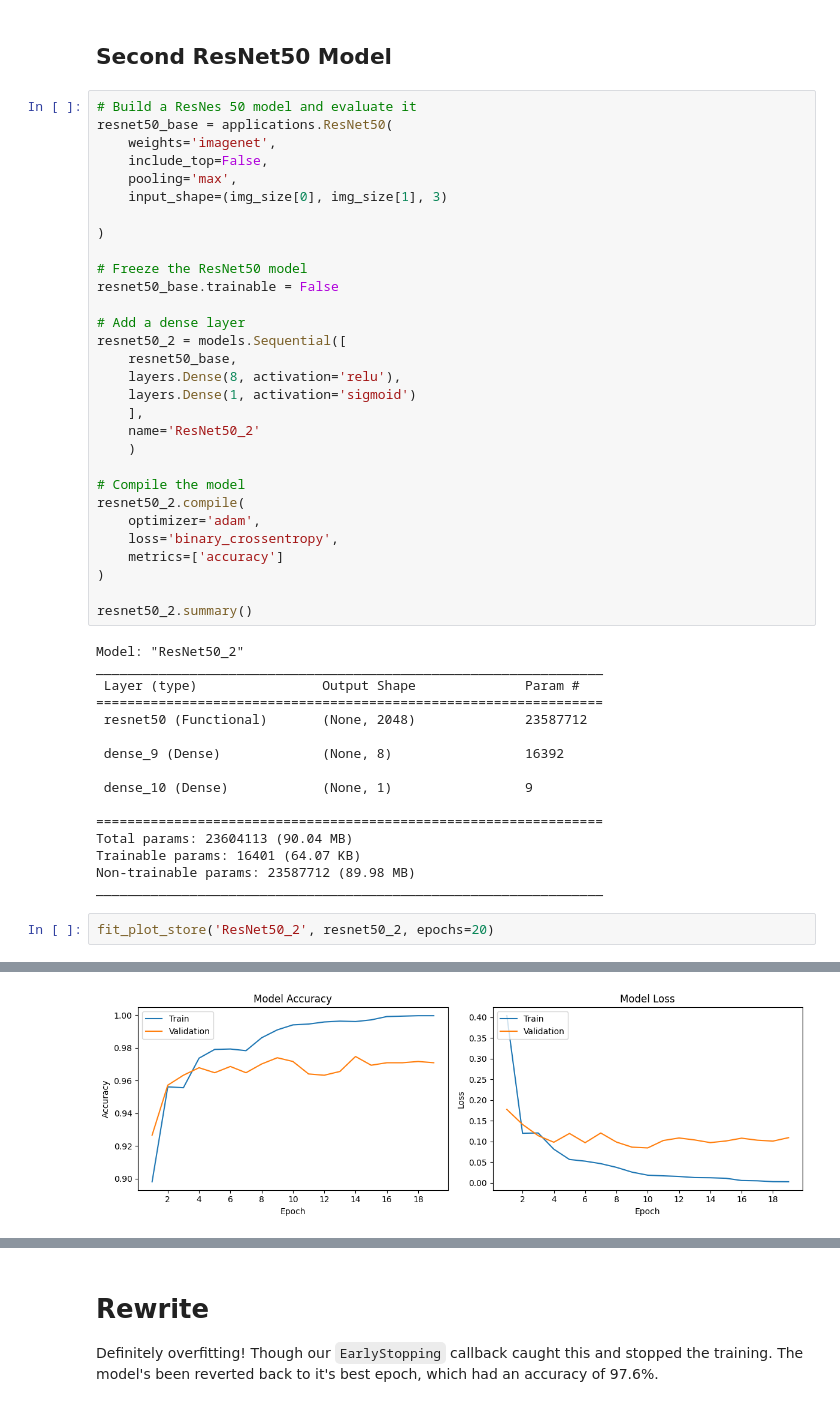
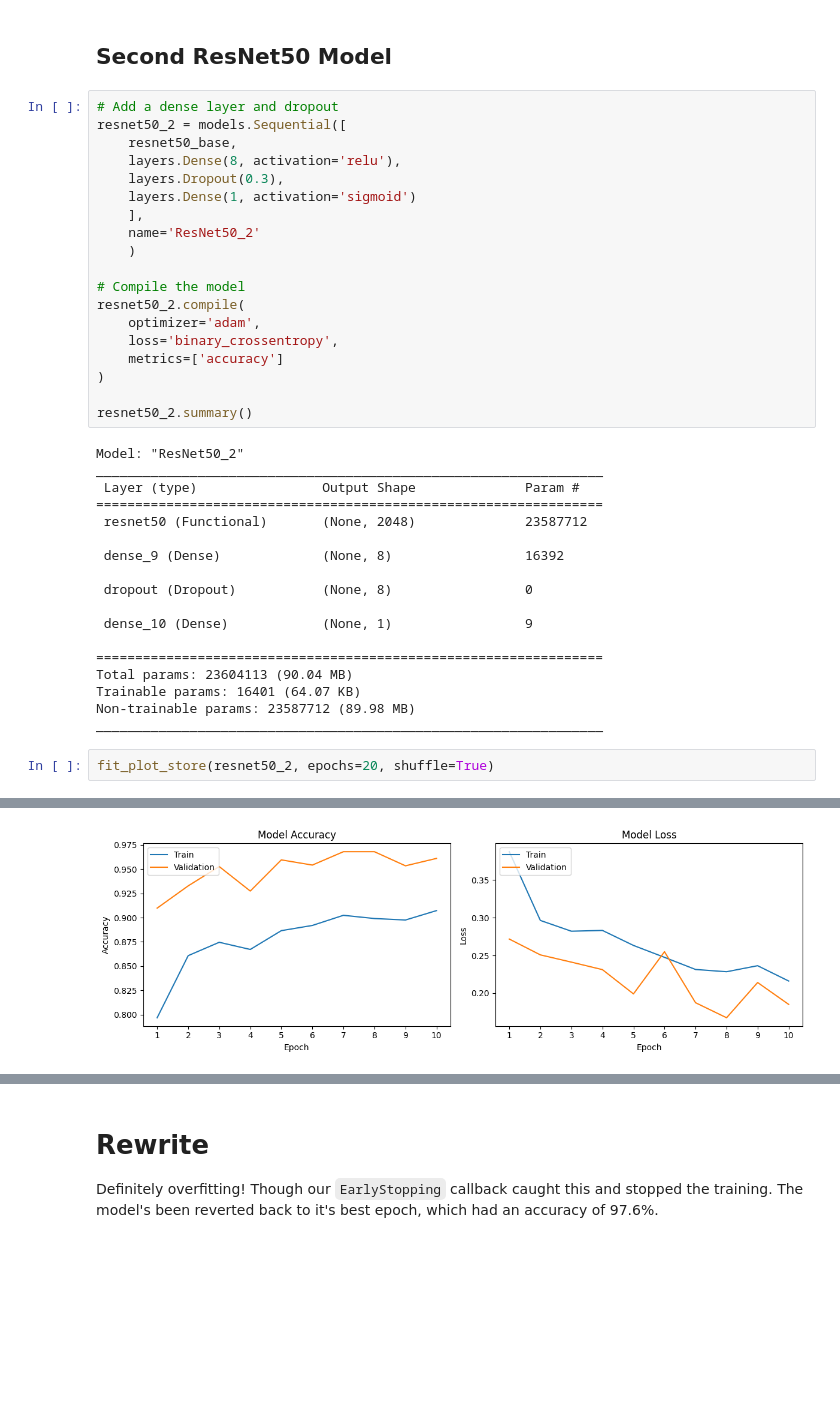
Before and after one commit to JosiahBeynon/detect-pneumonia-xray, a Jupyter notebook: Detect_Pneumonia_Using_X_Ray_Images_with_CNNs_and_Transfer_Learning.ipynb, the cells around one changed output, grey strips where cells are left out. Saved outputs shown, nothing was run; the diff lists cells and outputs as text; blank space fills up the shorter version.

```diff
--- a/Detect_Pneumonia_Using_X_Ray_Images_with_CNNs_and_Transfer_Learning.ipynb
+++ b/Detect_Pneumonia_Using_X_Ray_Images_with_CNNs_and_Transfer_Learning.ipynb
@@ -634,22 +598,11 @@ I could tweak the CNN layers. However, since the accuracy is already very high,
 # %% [markdown]
 ## Second ResNet50 Model
 # %%
-# Build a ResNes 50 model and evaluate it
-resnet50_base = applications.ResNet50(
-    weights='imagenet',
-    include_top=False,
-    pooling='max',
-    input_shape=(img_size[0], img_size[1], 3)
-
-)
-
-# Freeze the ResNet50 model
-resnet50_base.trainable = False
-
-# Add a dense layer
+# Add a dense layer and dropout
 resnet50_2 = models.Sequential([
     resnet50_base,
     layers.Dense(8, activation='relu'),
+    layers.Dropout(0.3),
     layers.Dense(1, activation='sigmoid')
     ],
     name='ResNet50_2'
@@ -672,6 +625,8 @@ _________________________________________________________________
 
  dense_9 (Dense)             (None, 8)                 16392
 
+ dropout (Dropout)           (None, 8)                 0
+
  dense_10 (Dense)            (None, 1)                 9
 
 =================================================================
@@ -680,5 +635,5 @@ Trainable params: 16401 (64.07 KB)
 Non-trainable params: 23587712 (89.98 MB)
 _________________________________________________________________
 # %%
-fit_plot_store('ResNet50_2', resnet50_2, epochs=20)
+fit_plot_store(resnet50_2, epochs=20, shuffle=True)
 # %% [output]
@@ -702 +641 @@ Epoch 19: early stopping
-[figure, old version]
+[figure, new version]
```
Also changed, not shown: parts of 20 cells of this notebook.
